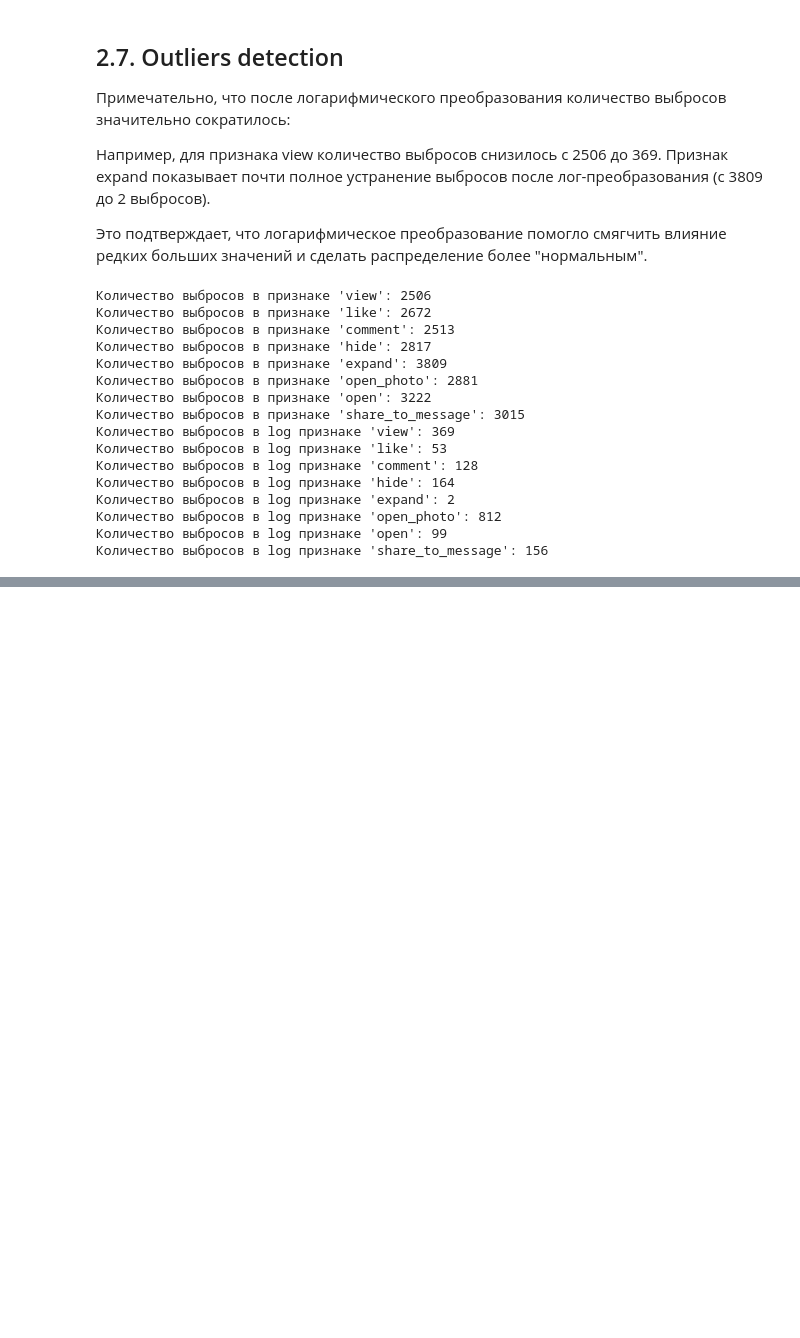
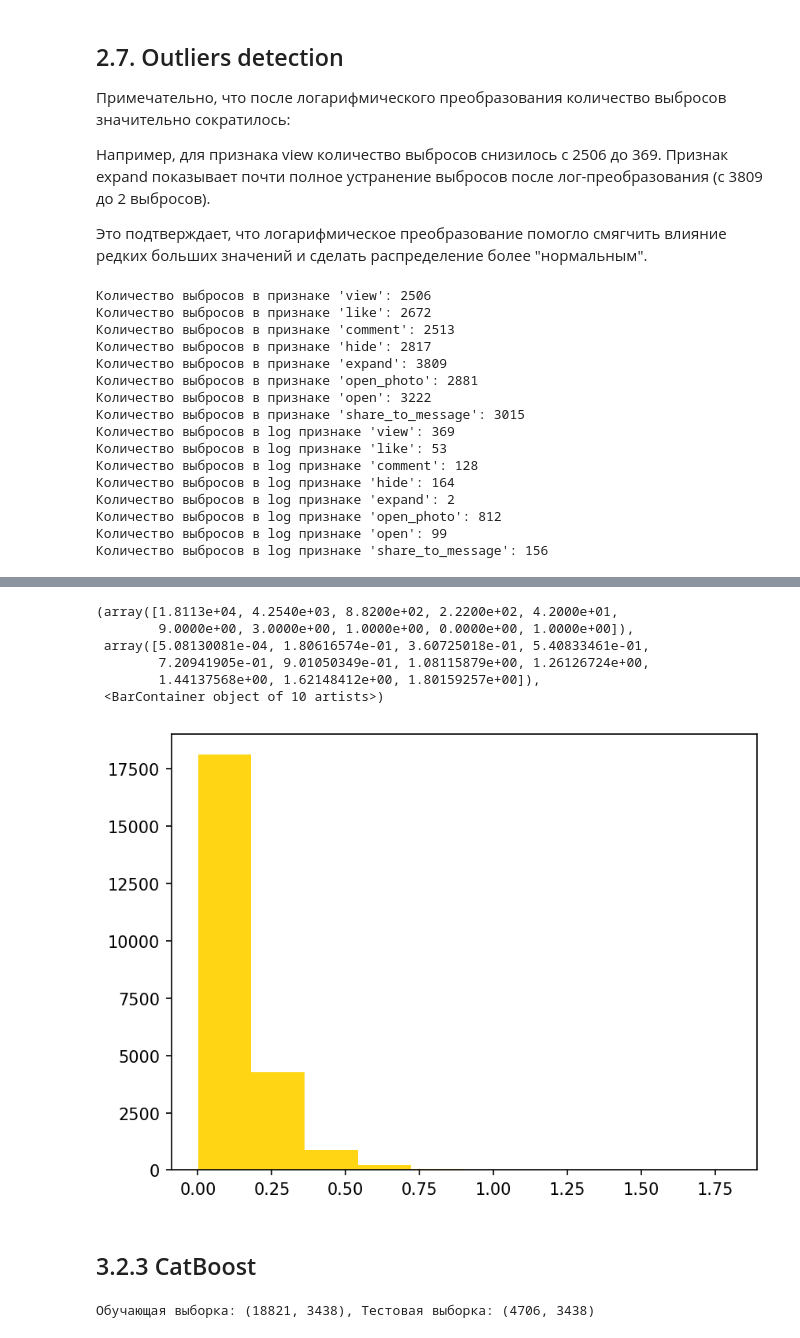
Before and after one commit to torchme/vk-lab-24, a Jupyter notebook: notebook/EDA.ipynb, the cells around one changed output, grey strips where cells are left out. Saved outputs shown, nothing was run; the diff lists cells and outputs as text; code cells hidden in the pictures; blank space fills up the shorter version.

```diff
--- a/notebook/EDA.ipynb
+++ b/notebook/EDA.ipynb
@@ -553,0 +1054,17 @@ for col in integer_features:
+# %%
+from sklearn.feature_extraction.text import TfidfVectorizer
+
+tfidf_vectorizer = TfidfVectorizer(max_features=100)  # Вы можете изменить max_features в зависимости от ваших данных
+tfidf_embeddings = tfidf_vectorizer.fit_transform(data['text'].fillna('')).toarray()
+
+# Создание DataFrame из TF-IDF эмбеддингов
+tfidf_df = pd.DataFrame(tfidf_embeddings, columns=[f'tfidf_{i}' for i in range(tfidf_embeddings.shape[1])])
+# %%
+# Создание DataFrame из bert_embeddings и image_features
+bert_df = pd.DataFrame(bert_embeddings_2d, columns=[f'bert_{i}' for i in range(bert_embeddings_2d.shape[1])])
+image_df = pd.DataFrame(image_features, columns=[f'image_{i}' for i in range(image_features.shape[1])])
+img2text_df = pd.DataFrame(img2text_embeddings, columns=[f'img2text_{i}' for i in range(img2text_embeddings.shape[1])])
+# %%
+# Объединение DataFrame
+data_combined = pd.concat([data, bert_df, image_df, img2text_df, text_features_df, tfidf_df], axis=1)
+print(data_combined.shape)
@@ -553,0 +1083,34 @@ for col in integer_features:
+# %%
+features = [col for col in data_combined.columns if col not in ['view', 'like', 'comment', 'hide', 'expand', 'open_photo', 'open', 'share_to_message', 'text', 'photo', 'lik2view',
+ 'com2view',
+ 'exp2view',
+ 'op2view',
+ 's2m2view',
+ 'engagement',
+ 'engagement_conversion',
+ 'log_engagement',
+ 'log_engagement_conversion',]]
+
+X = data_combined[features].values
+y = data_combined['engagement_conversion'].values
+# %%
+plt.hist(y)
+# %% [output]
+(array([1.8113e+04, 4.2540e+03, 8.8200e+02, 2.2200e+02, 4.2000e+01,
+        9.0000e+00, 3.0000e+00, 1.0000e+00, 0.0000e+00, 1.0000e+00]),
+ array([5.08130081e-04, 1.80616574e-01, 3.60725018e-01, 5.40833461e-01,
+        7.20941905e-01, 9.01050349e-01, 1.08115879e+00, 1.26126724e+00,
+        1.44137568e+00, 1.62148412e+00, 1.80159257e+00]),
+ <BarContainer object of 10 artists>)
+[figure, added]
+# %% [markdown]
+## 3.2.3 CatBoost
+# %%
+X_train, X_test, y_train, y_test = train_test_split(
+    X, y, test_size=0.2, random_state=42
+)
+# y_train = y_train.apply(lambda x: min(x, 1))
+
+print(f"Обучающая выборка: {X_train.shape}, Тестовая выборка: {X_test.shape}")
+# %% [output]
+Обучающая выборка: (18821, 3438), Тестовая выборка: (4706, 3438)
```
Also changed, not shown: parts of 40 cells of this notebook, 11 other files.
